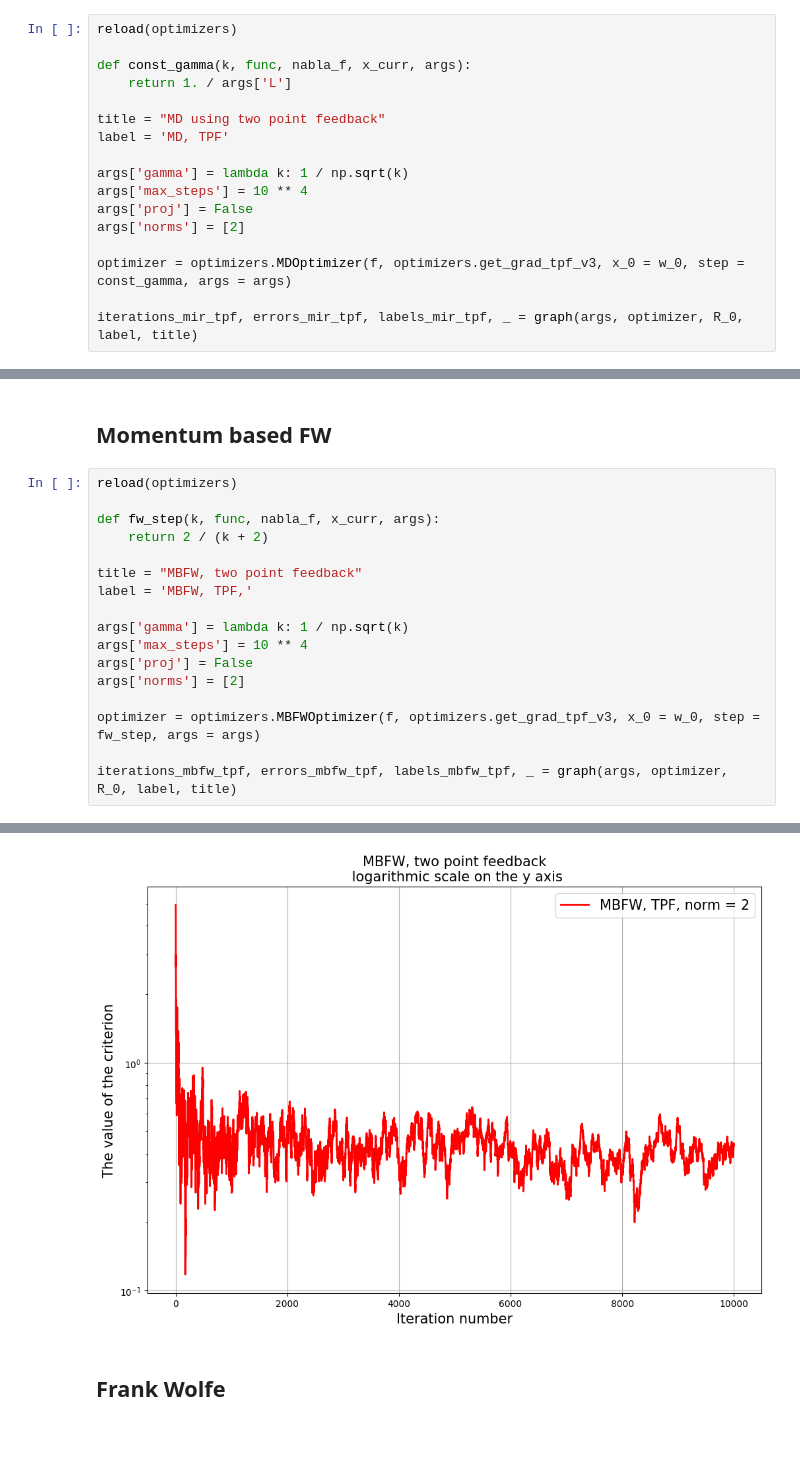
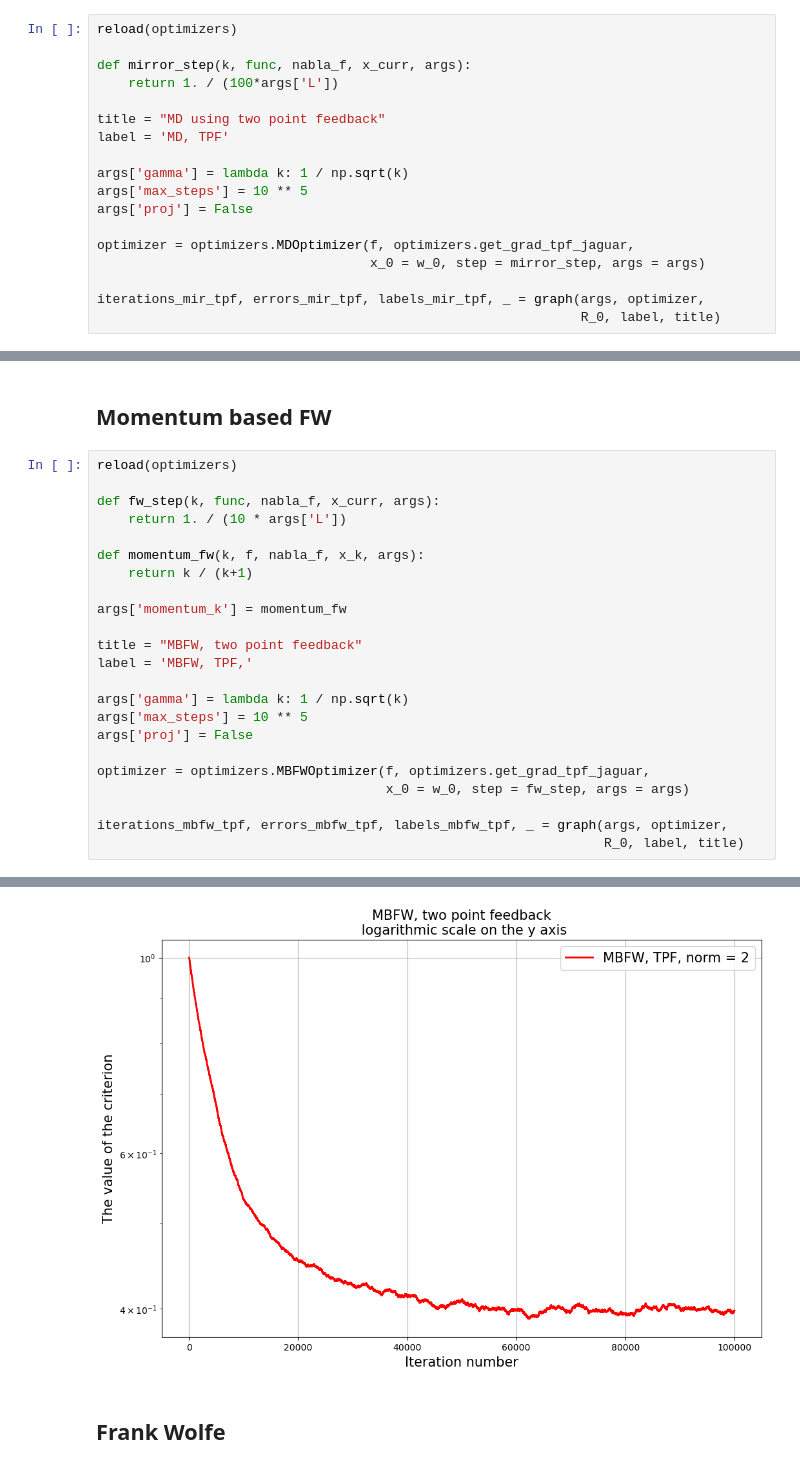
Before and after one commit to minashkinvladislav/Frank_Wolfe, a Jupyter notebook: article.ipynb, the cells around one changed output, grey strips where cells are left out. Drawn from its saved outputs; the diff is of its cells as text; blank space fills up the shorter version.

Commit message:
modified jaguar

```diff
--- a/article.ipynb
+++ b/article.ipynb
@@ -90,19 +89,20 @@ R_0 = f(w_0, args) - f(w_sol_true, args)
 # %%
 reload(optimizers)
 
-def const_gamma(k, func, nabla_f, x_curr, args):
-    return 1. / args['L']
+def mirror_step(k, func, nabla_f, x_curr, args):
+    return 1. / (100*args['L'])
 
 title = "MD using two point feedback"
 label = 'MD, TPF'
 
 args['gamma'] = lambda k: 1 / np.sqrt(k)
-args['max_steps'] = 10 ** 4
+args['max_steps'] = 10 ** 5
 args['proj'] = False
-args['norms'] = [2]
 
-optimizer = optimizers.MDOptimizer(f, optimizers.get_grad_tpf_v3, x_0 = w_0, step = const_gamma, args = args)
+optimizer = optimizers.MDOptimizer(f, optimizers.get_grad_tpf_jaguar,
+                                   x_0 = w_0, step = mirror_step, args = args)
 
-iterations_mir_tpf, errors_mir_tpf, labels_mir_tpf, _ = graph(args, optimizer, R_0, label, title)
+iterations_mir_tpf, errors_mir_tpf, labels_mir_tpf, _ = graph(args, optimizer,
+                                                              R_0, label, title)
 # %% [output]
 [interactive output not drawn]
@@ -114,18 +114,24 @@ MD, TPF norm=2. f(w_sol) = 9.77907                 , w_sol in simplex: True, sum
 reload(optimizers)
 
 def fw_step(k, func, nabla_f, x_curr, args):
-    return 2 / (k + 2)
+    return 1. / (10 * args['L'])
+
+def momentum_fw(k, f, nabla_f, x_k, args):
+    return k / (k+1)
+
+args['momentum_k'] = momentum_fw
 
 title = "MBFW, two point feedback"
 label = 'MBFW, TPF,'
 
 args['gamma'] = lambda k: 1 / np.sqrt(k)
-args['max_steps'] = 10 ** 4
+args['max_steps'] = 10 ** 5
 args['proj'] = False
-args['norms'] = [2]
 
-optimizer = optimizers.MBFWOptimizer(f, optimizers.get_grad_tpf_v3, x_0 = w_0, step = fw_step, args = args)
+optimizer = optimizers.MBFWOptimizer(f, optimizers.get_grad_tpf_jaguar,
+                                     x_0 = w_0, step = fw_step, args = args)
 
-iterations_mbfw_tpf, errors_mbfw_tpf, labels_mbfw_tpf, _ = graph(args, optimizer, R_0, label, title)
+iterations_mbfw_tpf, errors_mbfw_tpf, labels_mbfw_tpf, _ = graph(args, optimizer,
+                                                                 R_0, label, title)
 # %% [output]
 [interactive output not drawn]
@@ -133,4 +139,4 @@ MBFW, TPF, norm=2. f(w_sol) = 29.95909                 , w_sol in simplex: False
-[figure, old version]
+[figure, new version]
 # %% [markdown]
 ## Frank Wolfe
 # %%
```
Also changed, not shown: parts of 8 cells of this notebook, 1 other file.
